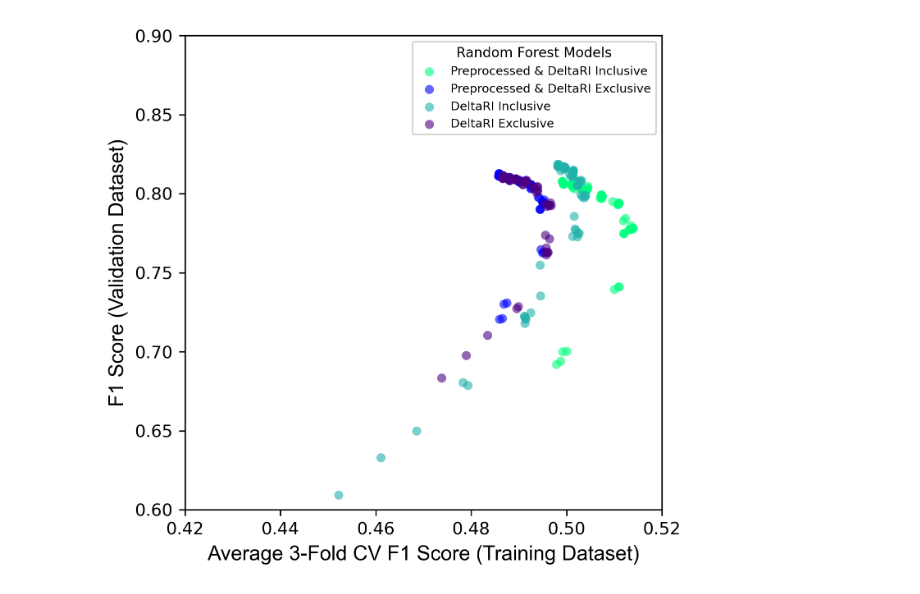
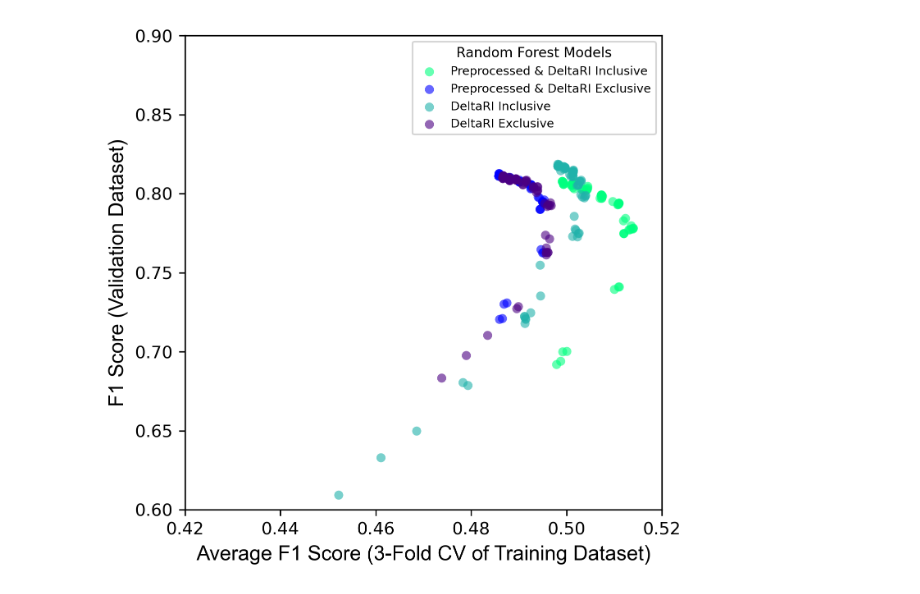
Before and after one commit to TommyNHL/exposomeProjUvA, a Jupyter notebook: 5_MassDomainPestInclusive/plot/plot_tuneRF_avg3FCV_pestExclu.ipynb, the cells around one changed output. Saved outputs shown, nothing was run; the diff lists cells and outputs as text; code cells hidden in the pictures.

Commit message:
5_MassDomainPestInclusive- plot

```diff
--- a/5_MassDomainPestInclusive/plot/plot_tuneRF_avg3FCV_pestExclu.ipynb
+++ b/5_MassDomainPestInclusive/plot/plot_tuneRF_avg3FCV_pestExclu.ipynb
@@ -33,32 +33,32 @@ y2 = df_tuneRF_DEpestExclu['f1_pest']
 
 c_dict2 = {"Preprocessed & DeltaRI Inclusive": 'springgreen', "Preprocessed & DeltaRI Exclusive": 'blue'}
 count_start = 0
 count_end = 64
 for mod in c_dict2:
     ax.scatter(x2[count_start:count_end], y2[count_start:count_end], s=28, label=mod, c=c_dict2[mod], alpha=0.6, lw=0)
     count_start = count_end
     count_end += 64
 
 
 c_dict1 = {"DeltaRI Inclusive": 'lightseagreen', "DeltaRI Exclusive": 'indigo'}
 count_start = 0
 count_end = 64
 for mod in c_dict1:
     ax.scatter(x1[count_start:count_end], y1[count_start:count_end], s=28, label=mod, c=c_dict1[mod], alpha=0.6, lw=0)
     count_start = count_end
     count_end += 64
 
 
-plt.xlabel("Average 3-Fold CV F1 Score (Training Dataset)", fontproperties='Arial', fontsize=12)
+plt.xlabel("Average F1 Score (3-Fold CV of Training Dataset)", fontproperties='Arial', fontsize=12)
 plt.ylabel("F1 Score (Validation Dataset)", fontproperties='Arial', fontsize=12)
 
 plt.xlim(0.42,0.52)
 plt.ylim(0.6,0.9)
 
 ax.legend(loc="upper right", title="Random Forest Models", title_fontsize=8, fontsize=7)
 
 #plt.show()
 plt.savefig(r"D:\Published\exposomeProjUvA\plot\tuneRF_avg3FCV_pestExclu.jpg", bbox_inches='tight')
 #plt.close()
 # %% [output]
-[figure, old version]
+[figure, new version]
```
Also changed, not shown: 1 other file.
